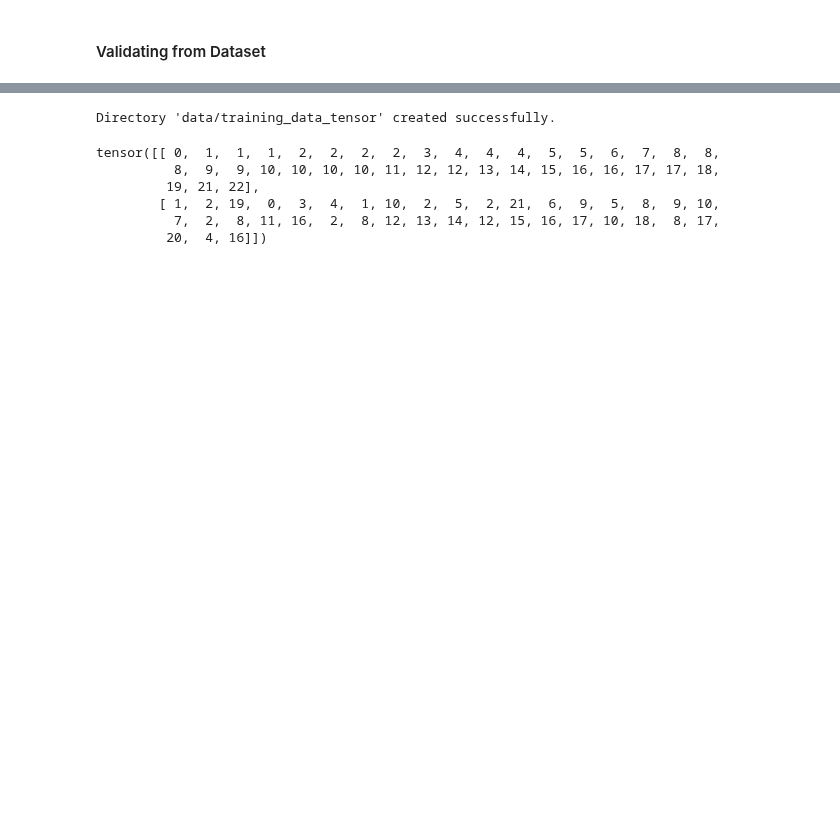
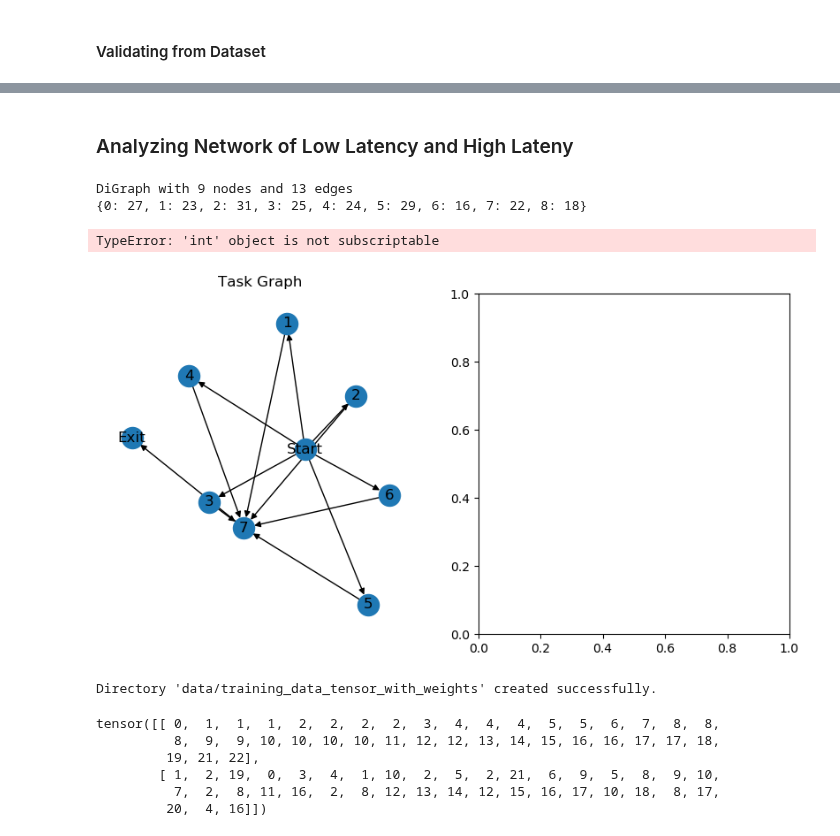
Before and after one commit to faseelmo/noc_latency_predictor, a Jupyter notebook: training_data/data_analysis.ipynb, the cells around one changed output, grey strips where cells are left out. Drawn from its saved outputs; the diff is of its cells as text; code cells hidden in the pictures; blank space fills up the shorter version.

```diff
--- a/training_data/data_analysis.ipynb
+++ b/training_data/data_analysis.ipynb
@@ -551,6 +584,42 @@ Data(edge_index=[2, 40], x=[25, 1], y=[1])
+# %% [markdown]
+### Analyzing Network of Low Latency and High Lateny
+# %%
+list_of_high_latency
+list_of_low_latency
+
+def show_task_and_map(graph, map, pe_net, router_net):
+    fig, axs = plt.subplots(1, 2, figsize=(10, 5))
+    G = nx.DiGraph(graph)
+    nx.draw(G, with_labels=True, ax=axs[0])
+    axs[0].set_title('Task Graph')
+
+    graph_edge_index = convert_edge_index(
+        graph.edges,
+        (len(graph.nodes) - 1)
+    )
+
+    new_graph = get_mapped_graph(graph_edge_index, map, pe_net, router_net)
+    node_colors = ["lightblue" if node in pe_net.keys() else "lightgreen" if node in router_net.keys() else "lightgray" for node in new_graph.nodes()]
+    nx.draw_networkx(new_graph, with_labels=True, pos=pos_network, ax=axs[1], node_color=node_colors ,connectionstyle='arc3, rad = 0.1')
+
+    edge_labels = {(src, dest): new_graph[src][dest]['weight'] for src, dest in new_graph.edges()}
+    nx.draw_networkx_edge_labels(new_graph, pos=pos_network, edge_labels=edge_labels, ax=axs[1])
+
+    axs[1].set_title('Mapped Graph')
+    plt.show()
+
+print(list_of_low_latency[0][0].graph)
+print(list_of_low_latency[0][1])
+show_task_and_map(list_of_low_latency[0][0].graph, list_of_low_latency[0][1], pe_4x4, router_4x4 )
+# # show_task_and_map(list_of_high_latency[0], list_of_high_latency[0]['map'], pe_4x4, router_4x4)
+# %% [output]
+DiGraph with 9 nodes and 13 edges
+{0: 27, 1: 23, 2: 31, 3: 25, 4: 24, 5: 29, 6: 16, 7: 22, 8: 18}
+TypeError: 'int' object is not subscriptable
+[figure, added]
 # %%
 # Creating Tensor Dataset
-directory_path = 'data/training_data_tensor'
+directory_path = 'data/training_data_tensor_with_weights'
 
 if not os.path.exists(directory_path):
     os.makedirs(directory_path)
@@ -566,7 +635,7 @@ for index, data_item in enumerate(training_dataset):
         pickle.dump(tensor_data, file)
         # print(f"Data saved to '{file_path}' successfully.")
 # %% [output]
-Directory 'data/training_data_tensor' created successfully.
+Directory 'data/training_data_tensor_with_weights' created successfully.
 # %%
 # Load the list_of_same_graphs from pickle
 training_dataset_tensor= pickle.load(open('data/training_data_tensor/data_1.pkl', 'rb'))
```
Also changed, not shown: parts of 9 cells of this notebook, 3 other files.
